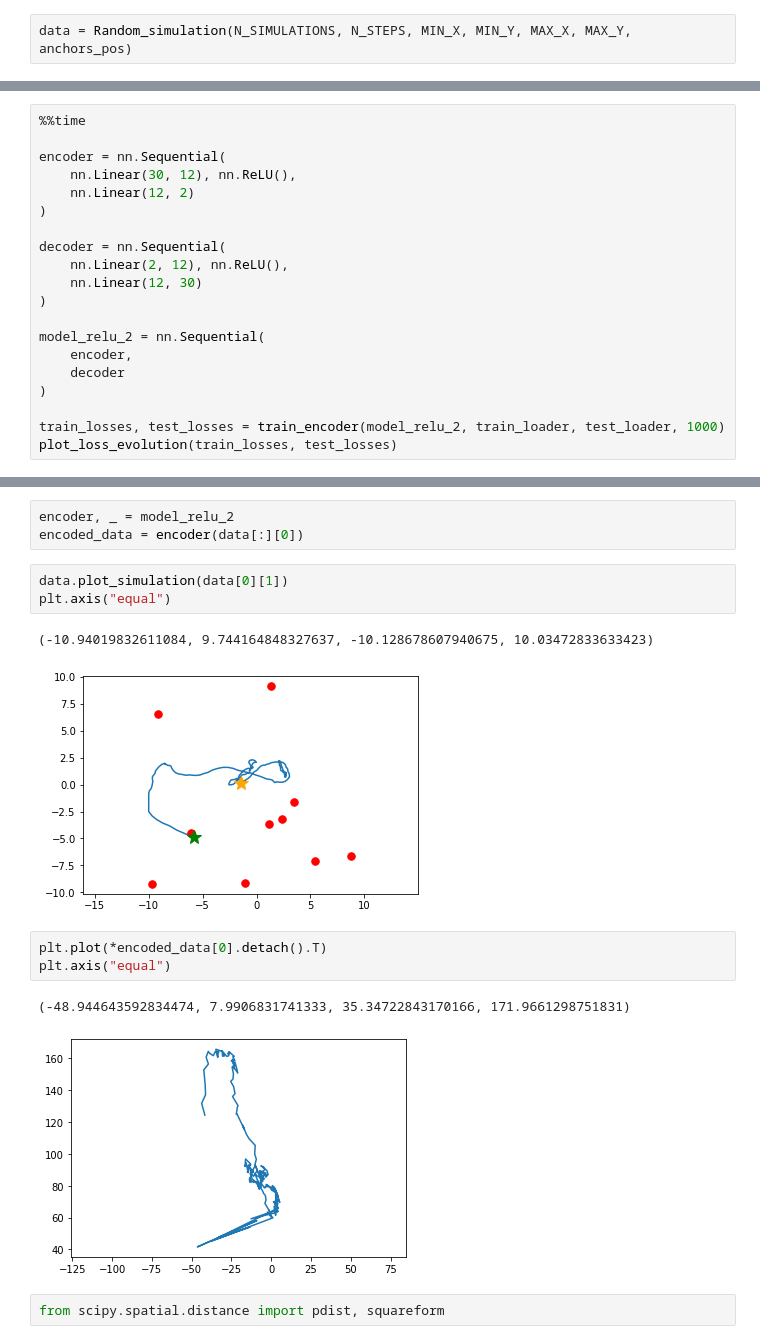
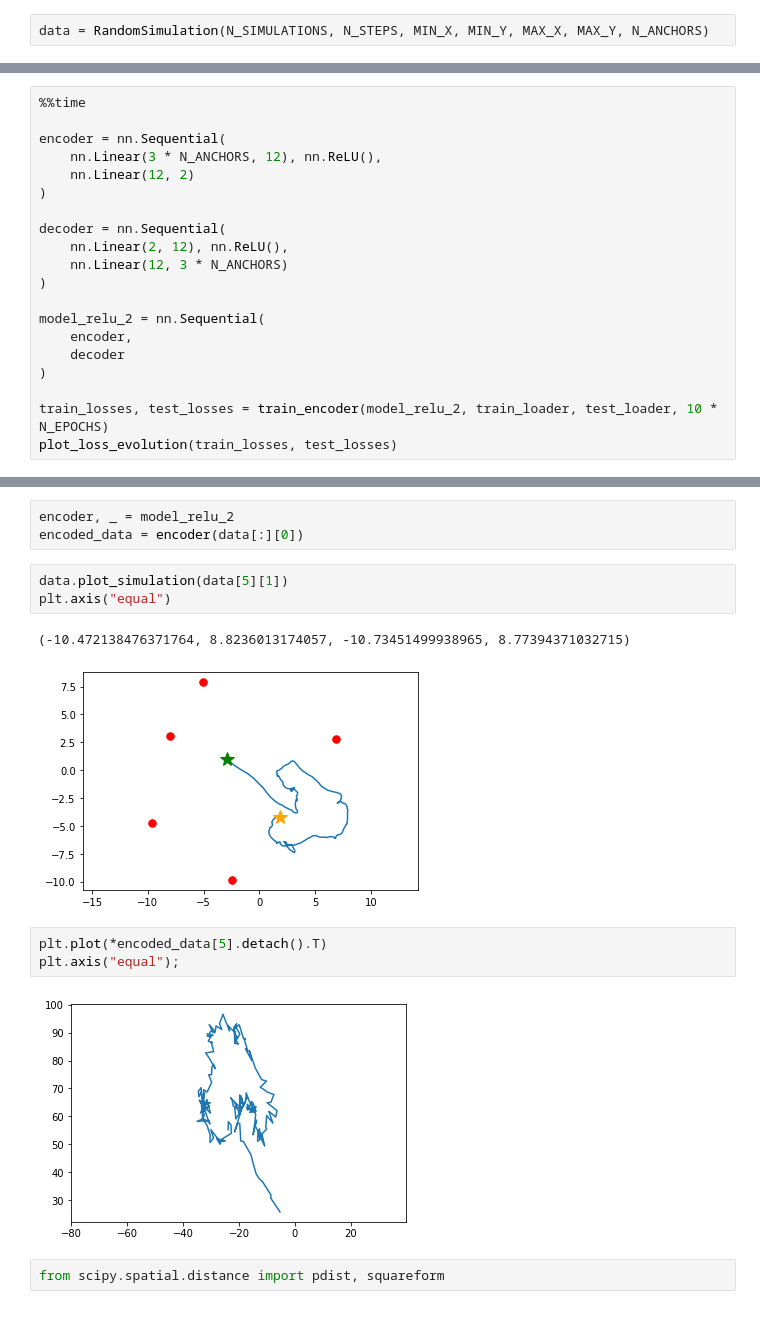
Before and after one commit to Painguin/Learning-based-multi-modal-indoor-localization, a Jupyter notebook: Autoencoder.ipynb, the cells around one changed output, grey strips where cells are left out. Cells and saved outputs as stored; diff of their text form.

```diff
--- a/Autoencoder.ipynb
+++ b/Autoencoder.ipynb
@@ -121,5 +26,5 @@ class Random_simulation(Dataset):
 # %%
-data = Random_simulation(N_SIMULATIONS, N_STEPS, MIN_X, MIN_Y, MAX_X, MAX_Y, anchors_pos)
+data = RandomSimulation(N_SIMULATIONS, N_STEPS, MIN_X, MIN_Y, MAX_X, MAX_Y, N_ANCHORS)
 # %%
 data.plot_simulation(data[0][1])
 # %% [output]
@@ -248,13 +138,13 @@ plt.plot(dims, [min_losses[dim][1] for dim in dims]);
 %%time
 
 encoder = nn.Sequential(
-    nn.Linear(30, 12), nn.ReLU(),
+    nn.Linear(3 * N_ANCHORS, 12), nn.ReLU(),
     nn.Linear(12, 2)
 )
 
 decoder = nn.Sequential(
     nn.Linear(2, 12), nn.ReLU(),
-    nn.Linear(12, 30)
+    nn.Linear(12, 3 * N_ANCHORS)
 )
 
 model_relu_2 = nn.Sequential(
@@ -262,6 +152,6 @@ model_relu_2 = nn.Sequential(
     decoder
 )
 
-train_losses, test_losses = train_encoder(model_relu_2, train_loader, test_loader, 1000)
+train_losses, test_losses = train_encoder(model_relu_2, train_loader, test_loader, 10 * N_EPOCHS)
 plot_loss_evolution(train_losses, test_losses)
 # %% [output]
@@ -272,17 +162,16 @@ Wall time: 3min 11s
 encoder, _ = model_relu_2
 encoded_data = encoder(data[:][0])
 # %%
-data.plot_simulation(data[0][1])
+data.plot_simulation(data[5][1])
 plt.axis("equal")
 # %% [output]
-(-10.94019832611084, 9.744164848327637, -10.128678607940675, 10.03472833633423)
+(-10.472138476371764, 8.8236013174057, -10.73451499938965, 8.77394371032715)
-[figure, old version]
+[figure, new version]
 # %%
-plt.plot(*encoded_data[0].detach().T)
-plt.axis("equal")
+plt.plot(*encoded_data[5].detach().T)
+plt.axis("equal");
 # %% [output]
-(-48.944643592834474, 7.9906831741333, 35.34722843170166, 171.9661298751831)
-[figure, old version]
+[figure, new version]
 # %%
 from scipy.spatial.distance import pdist, squareform
 # %%
```
Also changed, not shown: parts of 21 cells of this notebook, 1 other file.
